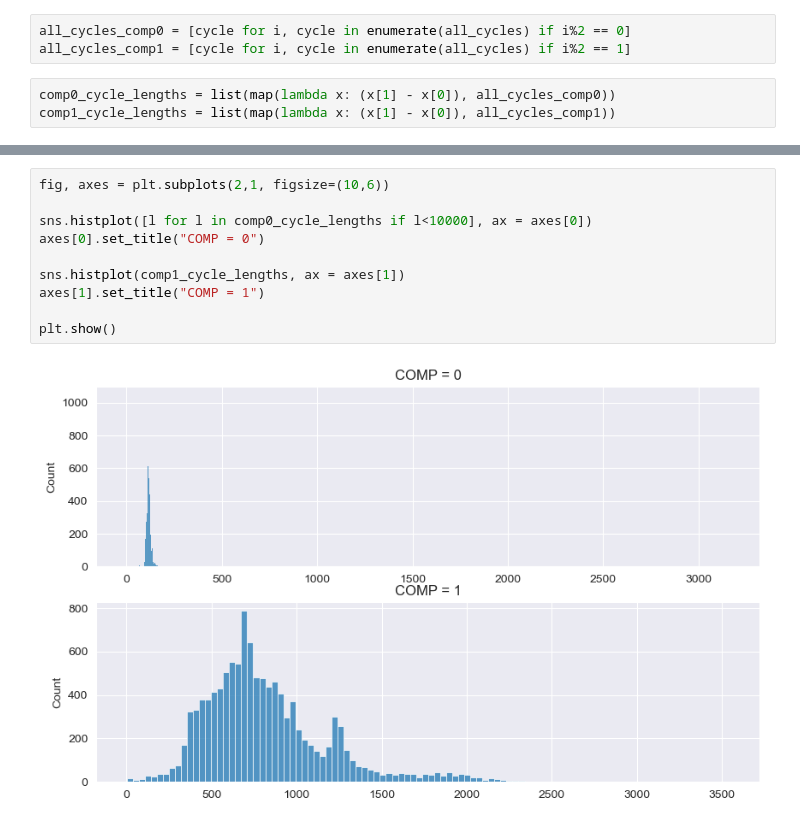
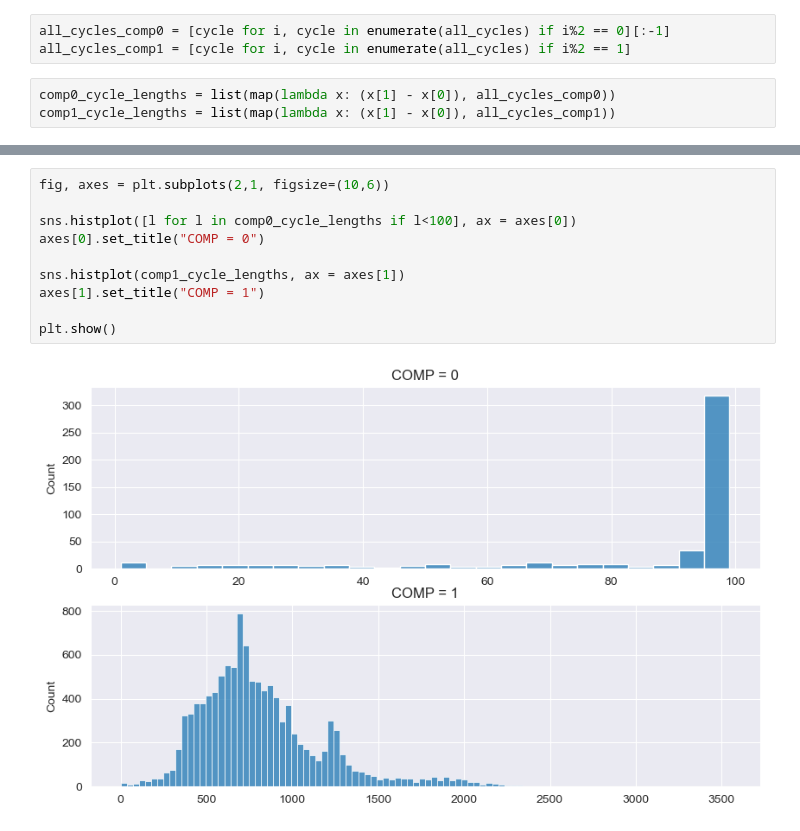
Before and after one commit to migueleps/metro-anomaly, a Jupyter notebook: Separating compressor active and deactive.ipynb, the cells around one changed output, grey strips where cells are left out. Saved outputs shown, nothing was run; the diff lists cells and outputs as text.

Commit message:
Separating comp active from deactivated

```diff
--- a/Separating compressor active and deactive.ipynb
+++ b/Separating compressor active and deactive.ipynb
@@ -107,7 +72,7 @@ def generate_cycles(df):
 # %%
 all_cycles = generate_cycles(metro)
 # %%
-all_cycles_comp0 = [cycle for i, cycle in enumerate(all_cycles) if i%2 == 0]
+all_cycles_comp0 = [cycle for i, cycle in enumerate(all_cycles) if i%2 == 0][:-1]
 all_cycles_comp1 = [cycle for i, cycle in enumerate(all_cycles) if i%2 == 1]
 # %%
 comp0_cycle_lengths = list(map(lambda x: (x[1] - x[0]), all_cycles_comp0))
@@ -115,12 +100,12 @@ comp1_cycle_lengths = list(map(lambda x: (x[1] - x[0]), all_cycles_comp1))
 # %%
 fig, axes = plt.subplots(2,1, figsize=(10,6))
 
-sns.histplot([l for l in comp0_cycle_lengths if l<10000], ax = axes[0])
+sns.histplot([l for l in comp0_cycle_lengths if l<100], ax = axes[0])
 axes[0].set_title("COMP = 0")
 
 sns.histplot(comp1_cycle_lengths, ax = axes[1])
 axes[1].set_title("COMP = 1")
 
 plt.show()
 # %% [output]
-[figure, old version]
+[figure, new version]
```
Also changed, not shown: parts of 15 cells of this notebook, 4 other files.
